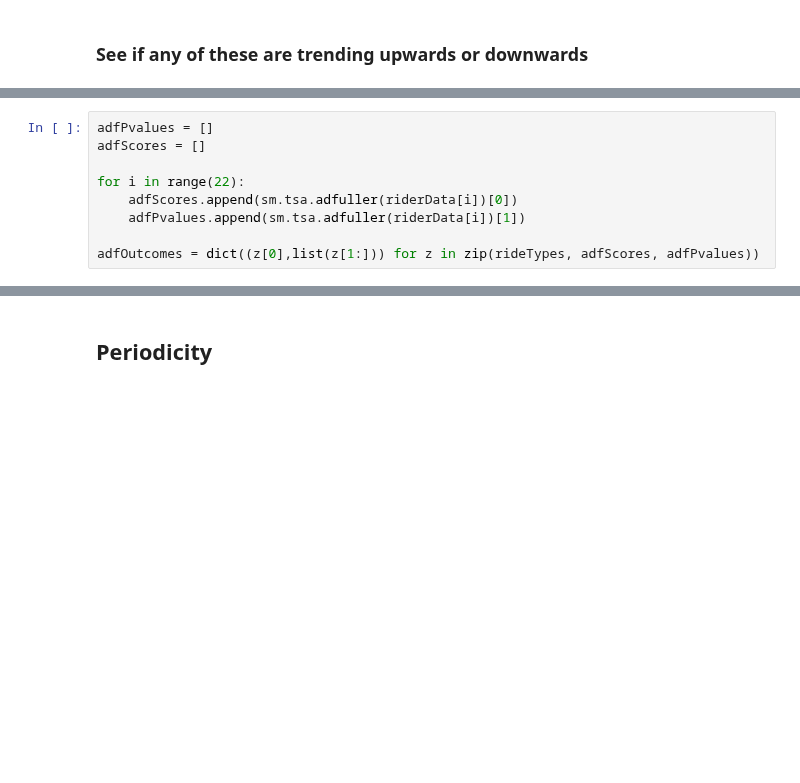
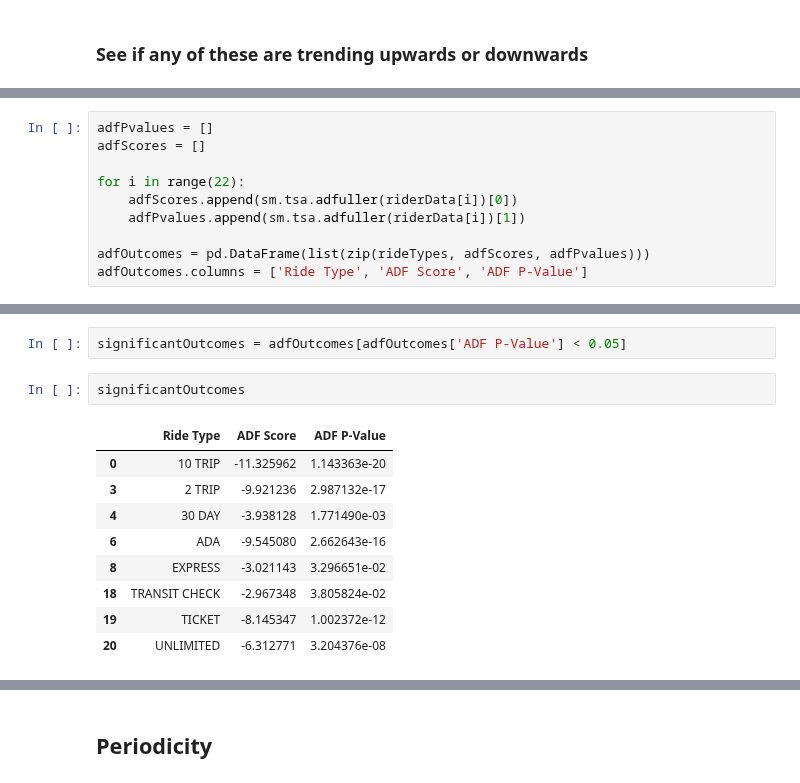
Before and after one commit to seanandrewchen/PUI2017_sac820, a Jupyter notebook: HW10_sac820/HW10_sac820.ipynb, the cells around one changed output, grey strips where cells are left out. Drawn from its saved outputs; the diff is of its cells as text; blank space fills up the shorter version.

```diff
--- a/HW10_sac820/HW10_sac820.ipynb
+++ b/HW10_sac820/HW10_sac820.ipynb
@@ -320,7 +320,8 @@ for i in range(22):
     adfScores.append(sm.tsa.adfuller(riderData[i])[0])
     adfPvalues.append(sm.tsa.adfuller(riderData[i])[1])
 
-adfOutcomes = dict((z[0],list(z[1:])) for z in zip(rideTypes, adfScores, adfPvalues))
+adfOutcomes = pd.DataFrame(list(zip(rideTypes, adfScores, adfPvalues)))
+adfOutcomes.columns = ['Ride Type', 'ADF Score', 'ADF P-Value']
 # %%
 adfOutcomes
 # %% [output]
@@ -343,0 +345,14 @@ adfOutcomes
+# %%
+significantOutcomes = adfOutcomes[adfOutcomes['ADF P-Value'] < 0.05]
+# %%
+significantOutcomes
+# %% [output]
+|  | Ride Type | ADF Score | ADF P-Value |
+| 0 | 10 TRIP | -11.325962 | 1.143363e-20 |
+| 3 | 2 TRIP | -9.921236 | 2.987132e-17 |
+| 4 | 30 DAY | -3.938128 | 1.771490e-03 |
+| 6 | ADA | -9.545080 | 2.662643e-16 |
+| 8 | EXPRESS | -3.021143 | 3.296651e-02 |
+| 18 | TRANSIT CHECK | -2.967348 | 3.805824e-02 |
+| 19 | TICKET | -8.145347 | 1.002372e-12 |
+| 20 | UNLIMITED | -6.312771 | 3.204376e-08 |
```
Also changed, not shown: parts of 11 cells of this notebook.
